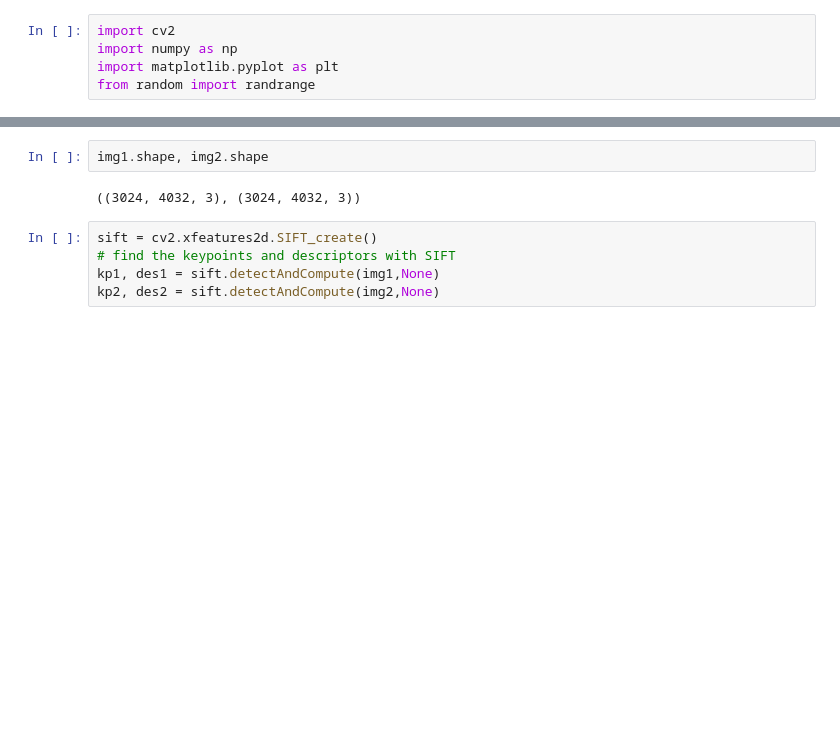
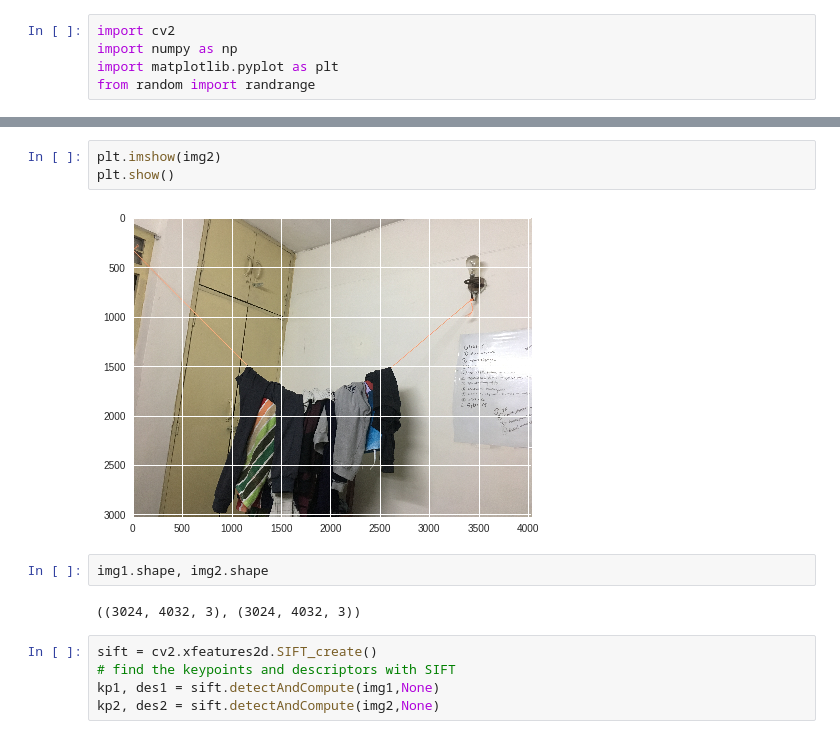
Before and after one commit to psshri/aryabhatta_robotics, a Jupyter notebook: task_1ipynb.ipynb, the cells around one changed output, grey strips where cells are left out. Drawn from its saved outputs; the diff is of its cells as text; blank space fills up the shorter version.

```diff
--- a/task_1ipynb.ipynb
+++ b/task_1ipynb.ipynb
@@ -89,3 +36,8 @@ img2 = cv2.cvtColor(img,cv2.COLOR_BGR2RGB)
+# %%
+plt.imshow(img2)
+plt.show()
+# %% [output]
+[figure, added]
 # %%
 img1.shape, img2.shape
 # %% [output]
```
Also changed, not shown: parts of 21 cells of this notebook.
